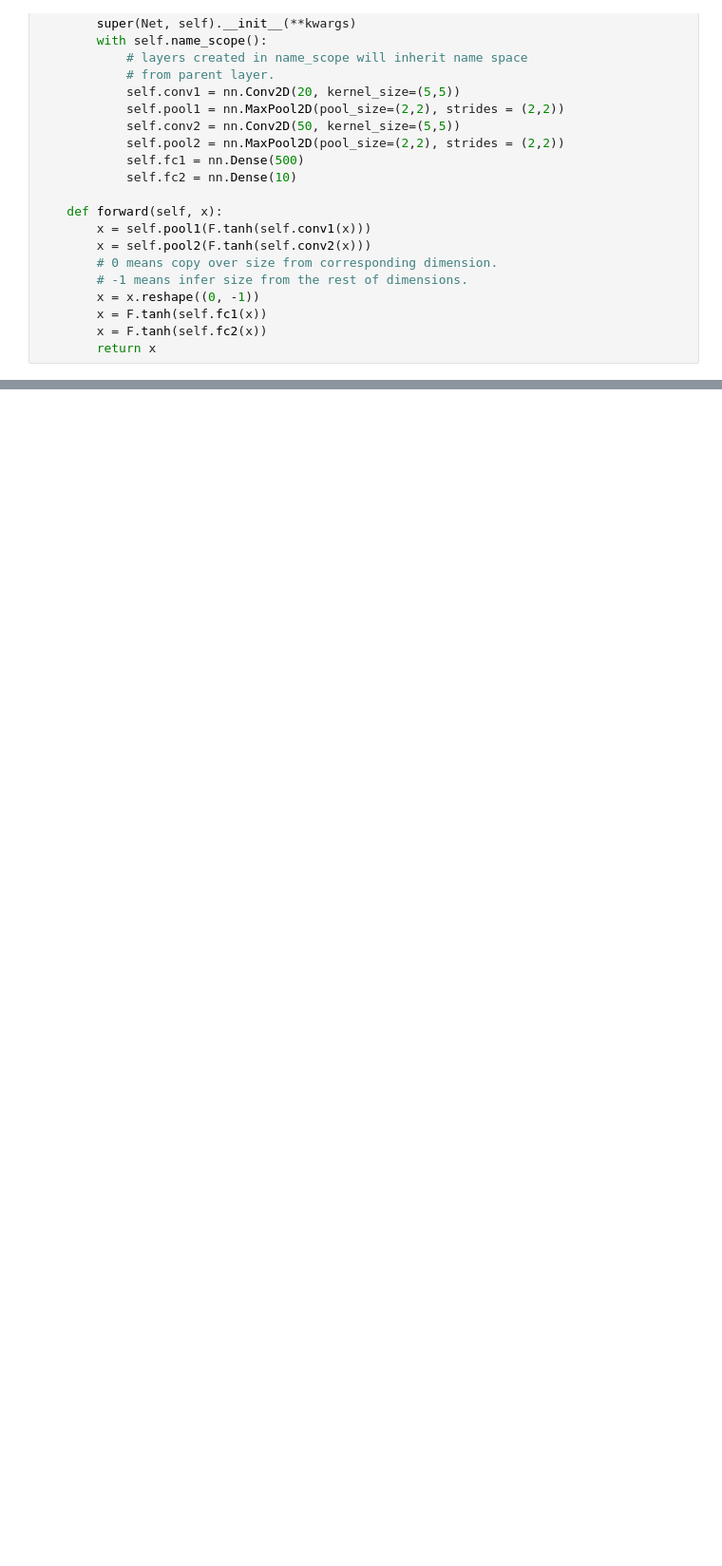
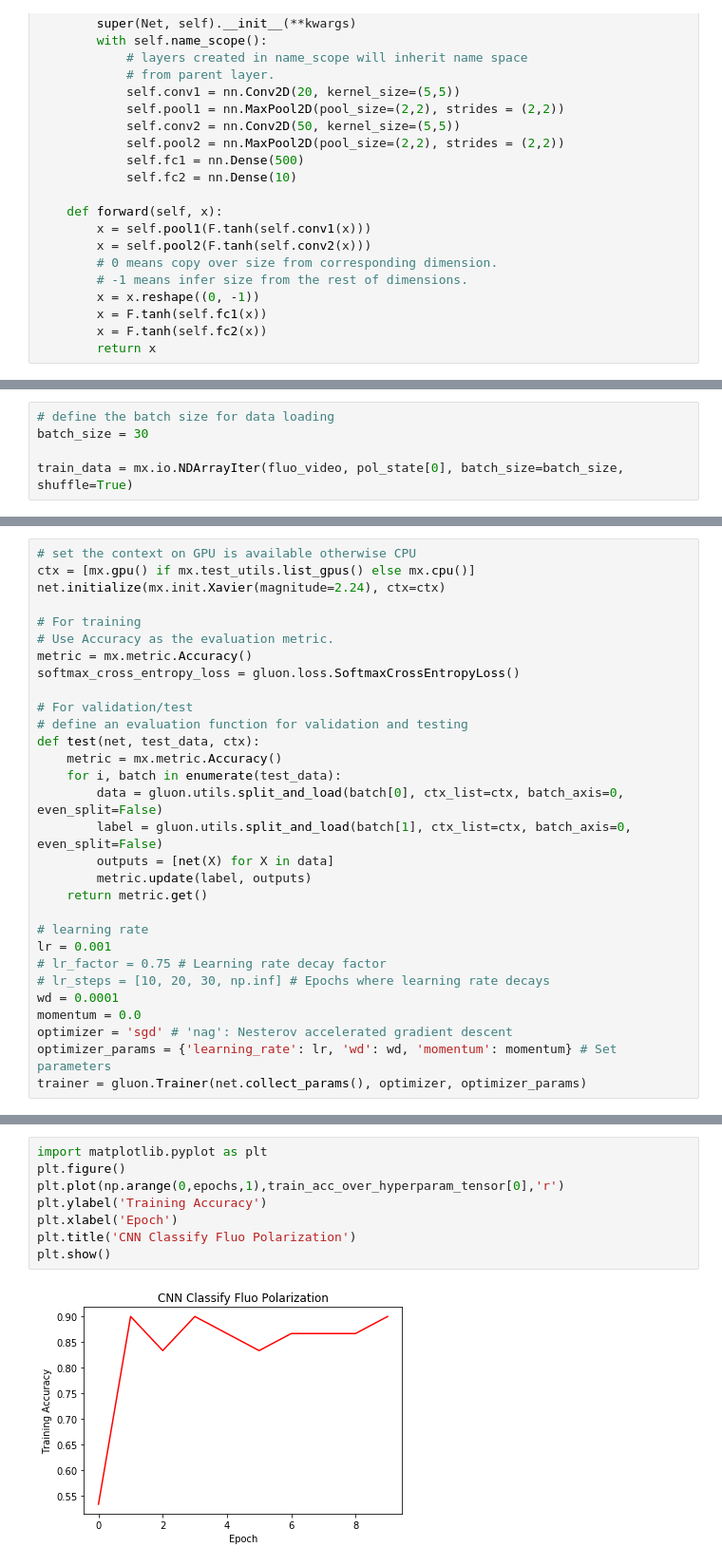
Before and after one commit to abao1999/Embryos, a Jupyter notebook: notebooks/classify_fluo.ipynb, the cells around one changed output, grey strips where cells are left out. Shown at 95% size. Drawn from its saved outputs; the diff is of its cells as text; blank space fills up the shorter version.

Commit message:
added val stuff to classify_fluo, but data loading problems,... and some other very minor things

```diff
--- a/notebooks/classify_fluo.ipynb
+++ b/notebooks/classify_fluo.ipynb
@@ -81,0 +99,5 @@ train_data = mx.io.NDArrayIter(fluo_video, pol_state[0], batch_size, shuffle=Tru
+# %%
+# define the batch size for data loading
+batch_size = 30
+
+train_data = mx.io.NDArrayIter(fluo_video, pol_state[0], batch_size=batch_size, shuffle=True)
@@ -81,0 +106,30 @@ train_data = mx.io.NDArrayIter(fluo_video, pol_state[0], batch_size, shuffle=Tru
+# %%
+# set the context on GPU is available otherwise CPU
+ctx = [mx.gpu() if mx.test_utils.list_gpus() else mx.cpu()]
+net.initialize(mx.init.Xavier(magnitude=2.24), ctx=ctx)
+
+# For training
+# Use Accuracy as the evaluation metric.
+metric = mx.metric.Accuracy()
+softmax_cross_entropy_loss = gluon.loss.SoftmaxCrossEntropyLoss()
+
+# For validation/test
+# define an evaluation function for validation and testing
+def test(net, test_data, ctx):
+    metric = mx.metric.Accuracy()
+    for i, batch in enumerate(test_data):
+        data = gluon.utils.split_and_load(batch[0], ctx_list=ctx, batch_axis=0, even_split=False)
+        label = gluon.utils.split_and_load(batch[1], ctx_list=ctx, batch_axis=0, even_split=False)
+        outputs = [net(X) for X in data]
+        metric.update(label, outputs)
+    return metric.get()
+
+# learning rate
+lr = 0.001
+# lr_factor = 0.75 # Learning rate decay factor
+# lr_steps = [10, 20, 30, np.inf] # Epochs where learning rate decays
+wd = 0.0001
+momentum = 0.0
+optimizer = 'sgd' # 'nag': Nesterov accelerated gradient descent
+optimizer_params = {'learning_rate': lr, 'wd': wd, 'momentum': momentum} # Set parameters
+trainer = gluon.Trainer(net.collect_params(), optimizer, optimizer_params)
@@ -139,0 +219,10 @@ for i in range(epoch):
+# %%
+import matplotlib.pyplot as plt
+plt.figure()
+plt.plot(np.arange(0,epochs,1),train_acc_over_hyperparam_tensor[0],'r')
+plt.ylabel('Training Accuracy')
+plt.xlabel('Epoch')
+plt.title('CNN Classify Fluo Polarization')
+plt.show()
+# %% [output]
+[figure, added]
```
Also changed, not shown: parts of 12 cells of this notebook, 5 other files.
